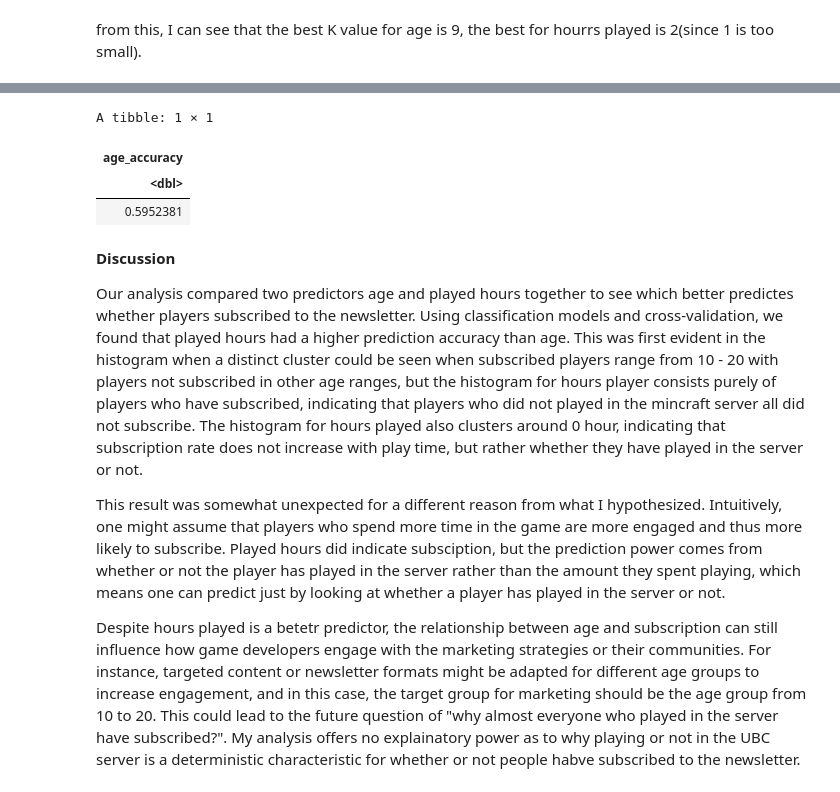
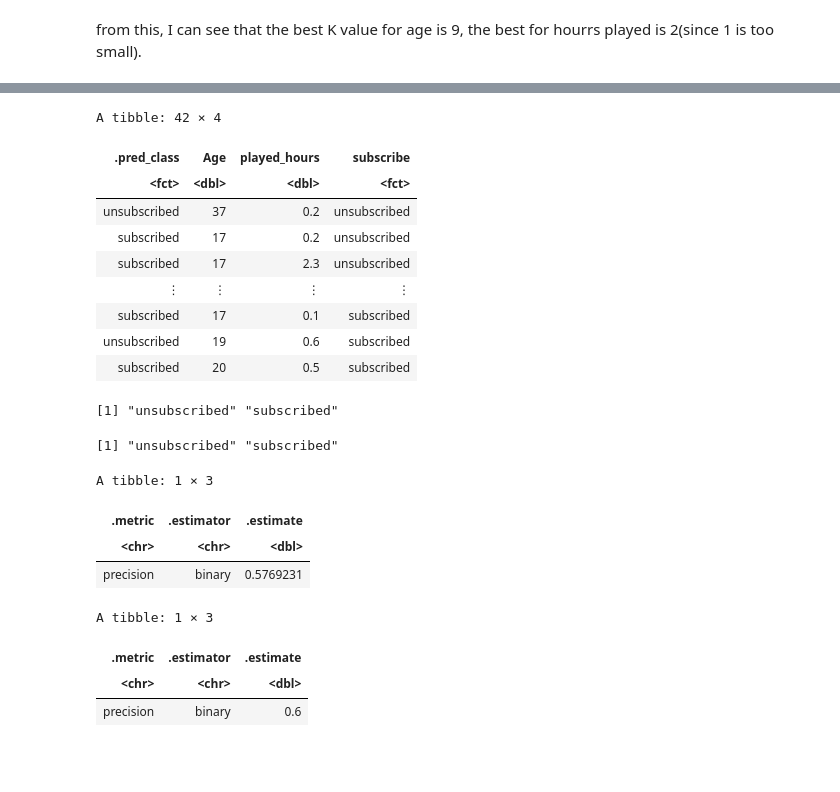
Before and after one commit to wwu0716/nick-project-, a Jupyter notebook: project_original.ipynb, the cells around one changed output, grey strips where cells are left out. Drawn from its saved outputs; the diff is of its cells as text; code cells hidden in the pictures; blank space fills up the shorter version.

Commit message:
final fix 2
changed and added more analysis

```diff
--- a/project_original.ipynb
+++ b/project_original.ipynb
@@ -263,11 +264,9 @@ hours_fit <- workflow() |>
   add_model(hours_spec) |>
   fit(data = players_train)
 hours_test_predictions <- predict(hours_fit, players_test) |>
-  bind_cols(players_test)|>
- metrics(truth = subscribe, estimate = .pred_class) |>
-  filter(.metric == "accuracy") |>
-mutate(hours_played_accuracy = .estimate) |>
-select(hours_played_accuracy)
+  bind_cols(players_test)
+ # metrics(truth = subscribe, estimate = .pred_class) |>
+ #  filter(.metric == "accuracy")
 
 
 hours_test_predictions
@@ -279,33 +284,51 @@ A tibble: 1 × 1
 # %%
 #age
 age_spec <- nearest_neighbor(weight_func = "rectangular", neighbors = 9) |>
   set_engine("kknn") |>
   set_mode("classification")
 
 age_fit <- workflow() |>
   add_recipe(age_recipe) |>
   add_model(age_spec) |>
   fit(data = players_train)
 age_test_predictions <- predict(age_fit, players_test) |>
-  bind_cols(players_test)|>
- metrics(truth = subscribe, estimate = .pred_class) |>
-  filter(.metric == "accuracy") |>
-mutate(age_accuracy = .estimate) |>
-select(age_accuracy)
+  bind_cols(players_test)
 
 
 age_test_predictions
+
+#test to see the level of the classes
+age_test_predictions |> pull(subscribe) |> levels()
+
+
+hours_test_predictions |> pull(subscribe) |> levels()
 # %% [output]
-A tibble: 1 × 1
+A tibble: 42 × 4
-| age_accuracy |
-| <dbl> |
-| 0.5952381 |
+| .pred_class | Age | played_hours | subscribe |
+| <fct> | <dbl> | <dbl> | <fct> |
+| unsubscribed | 37 | 0.2 | unsubscribed |
+| subscribed | 17 | 0.2 | unsubscribed |
+| subscribed | 17 | 2.3 | unsubscribed |
+| ⋮ | ⋮ | ⋮ | ⋮ |
+| subscribed | 17 | 0.1 | subscribed |
+| unsubscribed | 19 | 0.6 | subscribed |
+| subscribed | 20 | 0.5 | subscribed |
+[1] "unsubscribed" "subscribed"
+[1] "unsubscribed" "subscribed"
-# %% [markdown]
-**Discussion**
-
-Our analysis compared two predictors age and played hours together to see which better predictes whether players subscribed to the newsletter. Using classification models and cross-validation, we found that played hours had a higher prediction accuracy than age. This was first evident in the histogram when a distinct cluster could be seen when subscribed players range from 10 - 20 with players not subscribed in other age ranges, but the histogram for hours player consists purely of players who have subscribed, indicating that players who did not played in the mincraft server all did not subscribe. The histogram for hours played also clusters around 0 hour, indicating that subscription rate does not increase with play time, but rather whether they have played in the server or not.
-
-This result was somewhat unexpected for a different reason from what I hypothesized. Intuitively, one might assume that players who spend more time in the game are more engaged and thus more likely to subscribe. Played hours did indicate subsciption, but the prediction power comes from whether or not the player has played in the server rather than the amount they spent playing, which means one can predict just by looking at whether a player has played in the server or not.
-
-Despite hours played is a betetr predictor, the relationship between age and subscription can still influence how game developers engage with the marketing strategies or their communities. For instance,  targeted content or newsletter formats might be adapted for different age groups to increase engagement, and in this case, the target group for marketing should be the age group from 10 to 20.
-This could lead to the future question of "why almost everyone who played in the server have subscribed?". My analysis offers no explainatory power as to why playing or not in the UBC server is a deterministic characteristic for whether or not people habve subscribed to the newsletter.
+# %%
+#above, we see that the postive is at second level
+#we will get precision for the two models
+age_test_predictions |>
+  precision(truth = subscribe, estimate = .pred_class, event_level = "second")
+
+hours_test_predictions |>
+ precision(truth = subscribe, estimate = .pred_class, event_level = "second")
+# %% [output]
+A tibble: 1 × 3
+| .metric | .estimator | .estimate |
+| <chr> | <chr> | <dbl> |
+| precision | binary | 0.5769231 |
+A tibble: 1 × 3
+| .metric | .estimator | .estimate |
+| <chr> | <chr> | <dbl> |
+| precision | binary | 0.6 |
```
Also changed, not shown: parts of 11 cells of this notebook.
